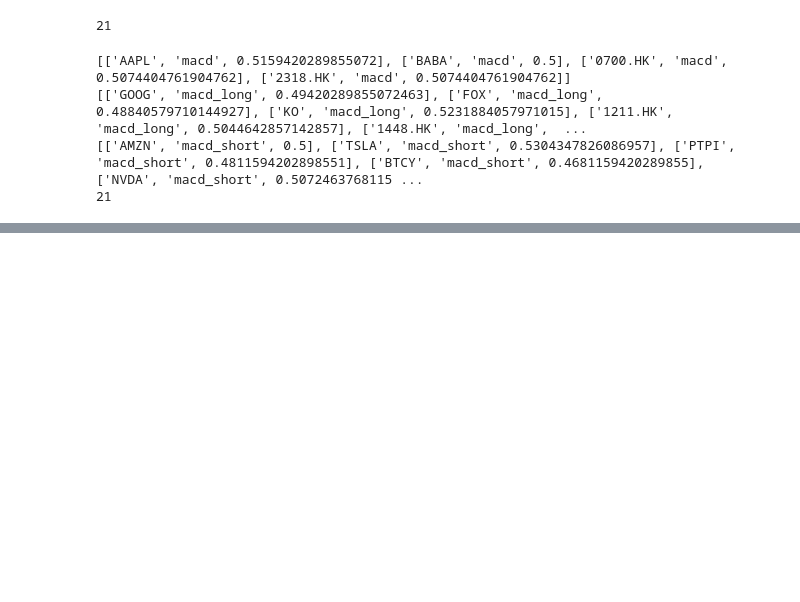
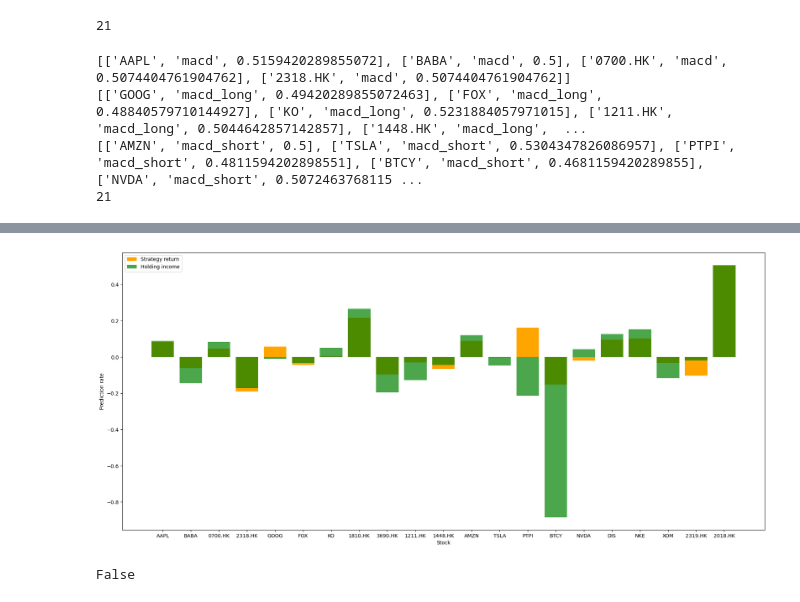
Before and after one commit to Kevinthinker168/ARIN7600-Capstone, a Jupyter notebook: Liangfan Xiao analysis/MACD 单分析.ipynb, the cells around one changed output, grey strips where cells are left out. Cells and saved outputs as stored; diff of their text form; code cells hidden in the pictures; blank space fills up the shorter version.

```diff
--- a/Liangfan Xiao analysis/MACD 单分析.ipynb
+++ b/Liangfan Xiao analysis/MACD 单分析.ipynb
@@ -304,0 +448,26 @@ plt.show()
+# %%
+plt.figure(figsize=(23, 10))
+plt.bar(stock_name1, strategy_col1,color="orange")
+plt.bar(stock_name1, holding_col1,color="green",alpha=0.7)
+
+plt.bar(stock_name2, strategy_col2,color="orange")
+plt.bar(stock_name2, holding_col2,color="green",alpha=0.7)
+
+plt.bar(stock_name3, strategy_col3,color="orange")
+plt.bar(stock_name3, holding_col3,color="green",alpha=0.7)
+
+#plt.axhline(y=0.5, color='red')
+# 添加标签和标题
+plt.xlabel('Stock')
+plt.ylabel('Prediction rate')
+
+plt.legend(['Strategy return',"Holding income"])
+plt.savefig('test_data2.png')
+# 显示图形
+plt.show()
+# %% [output]
+[figure, added]
+# %%
+print([3]<[2])
+# %% [output]
+False
```
Also changed, not shown: parts of 7 cells of this notebook, 4 other files.
